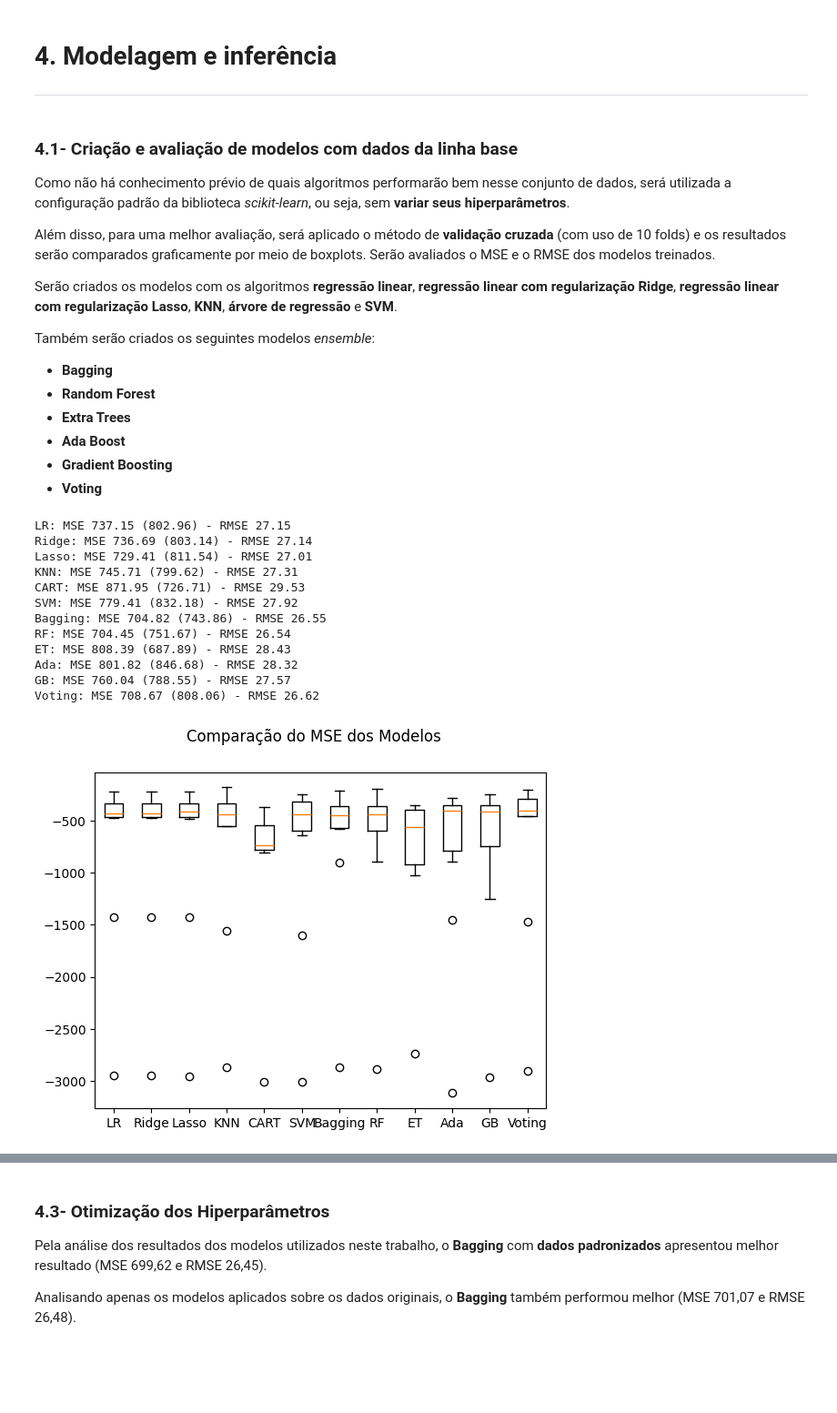
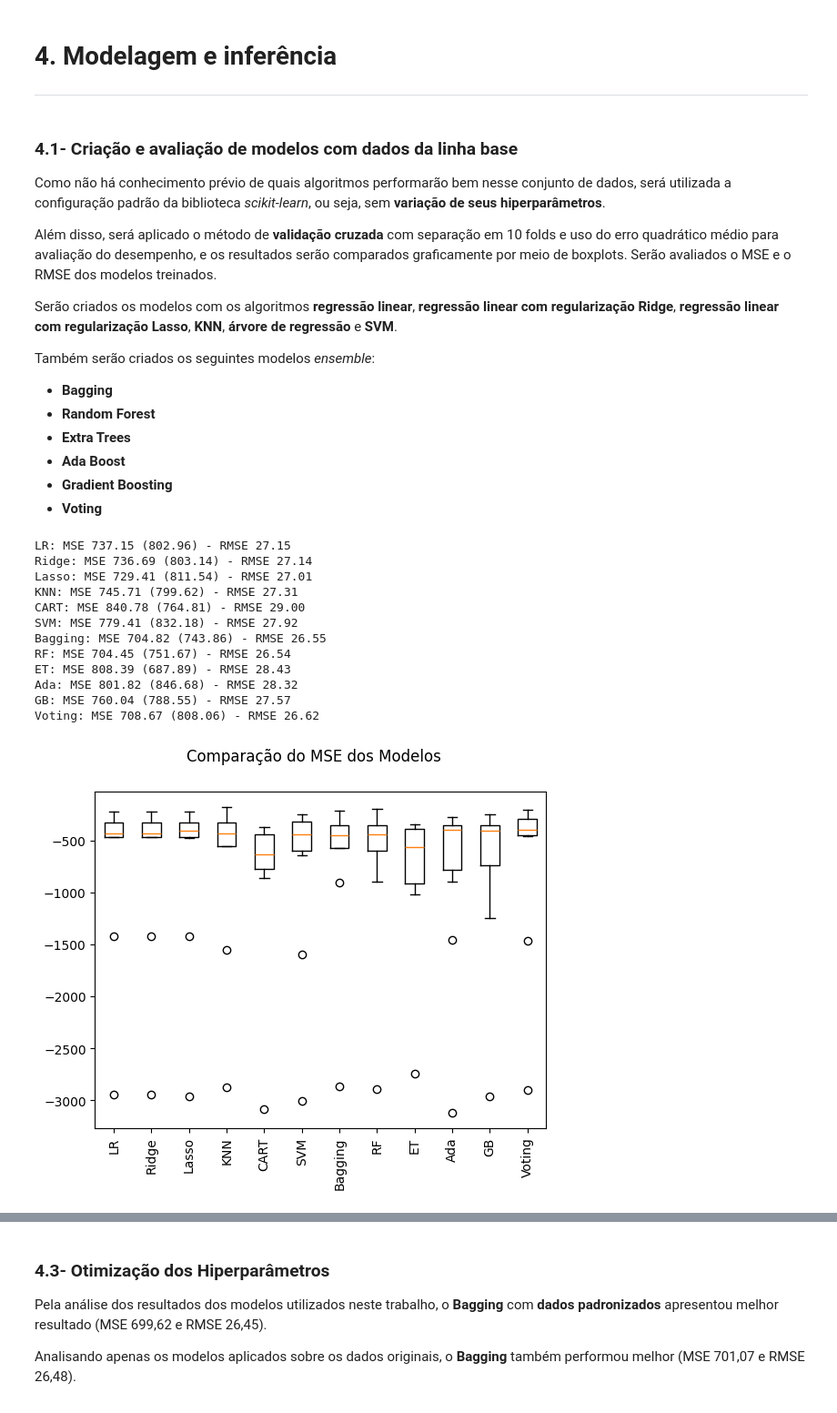
Before and after one commit to LAOLIVEIRA1972/PUC_MVP, a Jupyter notebook: mvp_v0.ipynb, the cells around one changed output, grey strips where cells are left out. Shown at 91% size. Cells and saved outputs as stored; diff of their text form; code cells hidden in the pictures; blank space fills up the shorter version.

```diff
--- a/mvp_v0.ipynb
+++ b/mvp_v0.ipynb
@@ -211,9 +210,9 @@ X_treino, X_teste, y_treino, y_teste = train_test_split(X, y, test_size=0.20, ra
 # %% [markdown]
 ### 4.1- Criação e avaliação de modelos com dados da linha base
 
-Como não há conhecimento prévio de quais algoritmos performarão bem nesse conjunto de dados, será utilizada a configuração padrão da biblioteca *scikit-learn*, ou seja, sem **variar seus hiperparâmetros**.
+Como não há conhecimento prévio de quais algoritmos performarão bem nesse conjunto de dados, será utilizada a configuração padrão da biblioteca *scikit-learn*, ou seja, sem **variação de seus hiperparâmetros**.
 
-Além disso, para uma melhor avaliação, será aplicado o método de **validação cruzada** (com uso de 10 folds) e os resultados serão comparados graficamente por meio de boxplots. Serão avaliados o MSE e o RMSE dos modelos treinados.
+Além disso, será aplicado o método de **validação cruzada** com separação em 10 folds e uso do erro quadrático médio para avaliação do desempenho, e os resultados serão comparados graficamente por meio de boxplots. Serão avaliados o MSE e o RMSE dos modelos treinados.
 
 Serão criados os modelos com os algoritmos **regressão linear**, **regressão linear com regularização Ridge**, **regressão linear com regularização Lasso**, **KNN**, **árvore de regressão** e **SVM**.
 
@@ -260,34 +259,34 @@ modelos.append(('Ada', AdaBoostRegressor(n_estimators=num_trees, random_state=nu
 modelos.append(('GB', GradientBoostingRegressor(n_estimators=num_trees, random_state=num_seed)))
 modelos.append(('Voting', VotingRegressor(bases)))
 
 # Avaliando um modelo por vez
 for nome, modelo in modelos:
   cv_resultados = cross_val_score(modelo, X_treino, y_treino, cv=kfold, scoring=scoring)
   resultados.append(cv_resultados)
   nomes.append(nome)
   # imprime MSE, desvio padrão do MSE e RMSE dos 10 resultados da validação cruzada
   msg = "%s: MSE %0.2f (%0.2f) - RMSE %0.2f" % (nome, abs(cv_resultados.mean()), cv_resultados.std(), np.sqrt(abs(cv_resultados.mean())))
   print(msg)
 
 # Boxplot de comparação dos modelos
 fig = plt.figure()
 fig.suptitle('Comparação do MSE dos Modelos')
 ax = fig.add_subplot(111)
 plt.boxplot(resultados)
-ax.set_xticklabels(nomes)
+ax.set_xticklabels(nomes, rotation=90)
 plt.show()
 # %% [output]
 LR: MSE 737.15 (802.96) - RMSE 27.15
 Ridge: MSE 736.69 (803.14) - RMSE 27.14
 Lasso: MSE 729.41 (811.54) - RMSE 27.01
 KNN: MSE 745.71 (799.62) - RMSE 27.31
-CART: MSE 871.95 (726.71) - RMSE 29.53
+CART: MSE 840.78 (764.81) - RMSE 29.00
 SVM: MSE 779.41 (832.18) - RMSE 27.92
 Bagging: MSE 704.82 (743.86) - RMSE 26.55
 RF: MSE 704.45 (751.67) - RMSE 26.54
 ET: MSE 808.39 (687.89) - RMSE 28.43
 Ada: MSE 801.82 (846.68) - RMSE 28.32
 GB: MSE 760.04 (788.55) - RMSE 27.57
 Voting: MSE 708.67 (808.06) - RMSE 26.62
-[figure, old version]
+[figure, new version]
 # %% [markdown]
```
Also changed, not shown: parts of 7 cells of this notebook.
